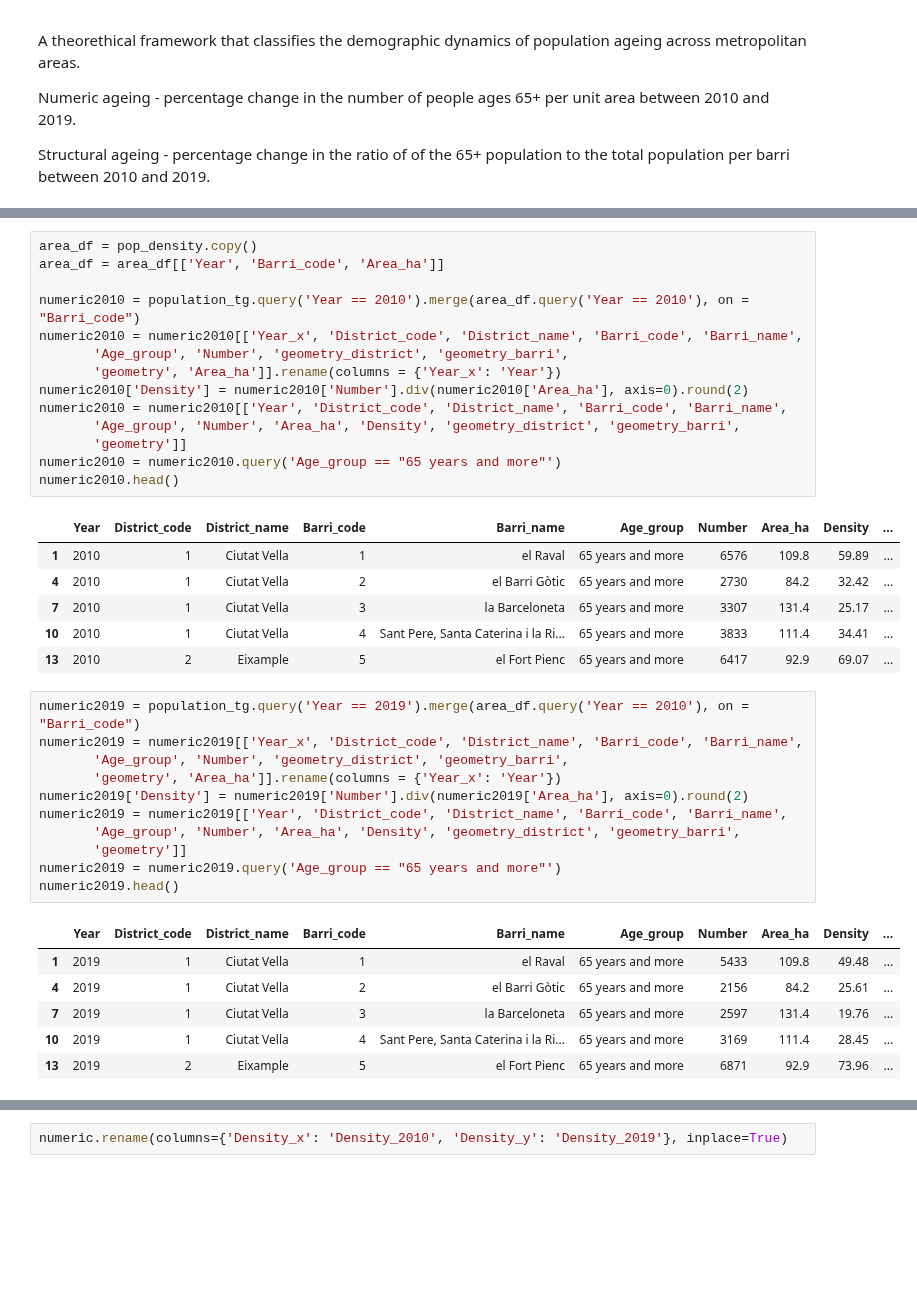
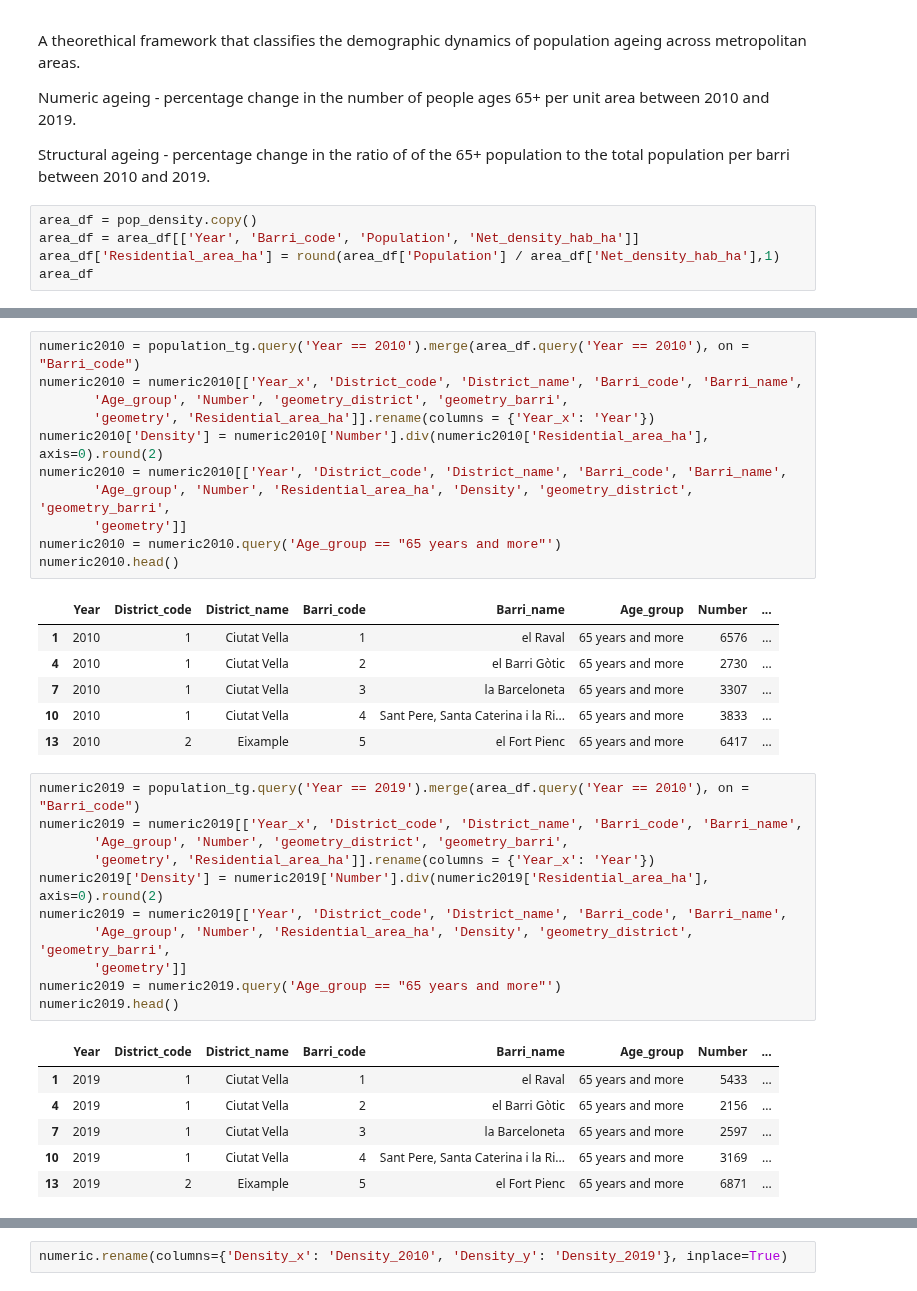
Before and after one commit to abednarczuk/MasterThesis, a Jupyter notebook: 09_Ageing_indicators_and_ageing_matrix.ipynb, the cells around one changed output, grey strips where cells are left out. Saved outputs shown, nothing was run; the diff lists cells and outputs as text; blank space fills up the shorter version.

```diff
--- a/09_Ageing_indicators_and_ageing_matrix.ipynb
+++ b/09_Ageing_indicators_and_ageing_matrix.ipynb
@@ -177,3 +177,8 @@ A theorethical framework that classifies the demographic dynamics of population
 Numeric ageing - percentage change in the number of people ages 65+ per unit area between 2010 and 2019.
 
 Structural ageing - percentage change in the ratio of of the 65+ population to the total population per barri between 2010 and 2019.
+# %%
+area_df = pop_density.copy()
+area_df = area_df[['Year', 'Barri_code', 'Population', 'Net_density_hab_ha']]
+area_df['Residential_area_ha'] = round(area_df['Population'] / area_df['Net_density_hab_ha'],1)
+area_df
@@ -180,40 +199,37 @@ Structural ageing - percentage change in the ratio of of the 65+ population to t
 # %%
-area_df = pop_density.copy()
-area_df = area_df[['Year', 'Barri_code', 'Area_ha']]
-
 numeric2010 = population_tg.query('Year == 2010').merge(area_df.query('Year == 2010'), on = "Barri_code")
 numeric2010 = numeric2010[['Year_x', 'District_code', 'District_name', 'Barri_code', 'Barri_name',
        'Age_group', 'Number', 'geometry_district', 'geometry_barri',
-       'geometry', 'Area_ha']].rename(columns = {'Year_x': 'Year'})
-numeric2010['Density'] = numeric2010['Number'].div(numeric2010['Area_ha'], axis=0).round(2)
+       'geometry', 'Residential_area_ha']].rename(columns = {'Year_x': 'Year'})
+numeric2010['Density'] = numeric2010['Number'].div(numeric2010['Residential_area_ha'], axis=0).round(2)
 numeric2010 = numeric2010[['Year', 'District_code', 'District_name', 'Barri_code', 'Barri_name',
-       'Age_group', 'Number', 'Area_ha', 'Density', 'geometry_district', 'geometry_barri',
+       'Age_group', 'Number', 'Residential_area_ha', 'Density', 'geometry_district', 'geometry_barri',
        'geometry']]
 numeric2010 = numeric2010.query('Age_group == "65 years and more"')
 numeric2010.head()
 # %% [output]
-|  | Year | District_code | District_name | Barri_code | Barri_name | Age_group | Number | Area_ha | Density | ... |
-| 1 | 2010 | 1 | Ciutat Vella | 1 | el Raval | 65 years and more | 6576 | 109.8 | 59.89 | ... |
-| 4 | 2010 | 1 | Ciutat Vella | 2 | el Barri Gòtic | 65 years and more | 2730 | 84.2 | 32.42 | ... |
-| 7 | 2010 | 1 | Ciutat Vella | 3 | la Barceloneta | 65 years and more | 3307 | 131.4 | 25.17 | ... |
-| 10 | 2010 | 1 | Ciutat Vella | 4 | Sant Pere, Santa Caterina i la Ri... | 65 years and more | 3833 | 111.4 | 34.41 | ... |
-| 13 | 2010 | 2 | Eixample | 5 | el Fort Pienc | 65 years and more | 6417 | 92.9 | 69.07 | ... |
+|  | Year | District_code | District_name | Barri_code | Barri_name | Age_group | Number | ... |
+| 1 | 2010 | 1 | Ciutat Vella | 1 | el Raval | 65 years and more | 6576 | ... |
+| 4 | 2010 | 1 | Ciutat Vella | 2 | el Barri Gòtic | 65 years and more | 2730 | ... |
+| 7 | 2010 | 1 | Ciutat Vella | 3 | la Barceloneta | 65 years and more | 3307 | ... |
+| 10 | 2010 | 1 | Ciutat Vella | 4 | Sant Pere, Santa Caterina i la Ri... | 65 years and more | 3833 | ... |
+| 13 | 2010 | 2 | Eixample | 5 | el Fort Pienc | 65 years and more | 6417 | ... |
 # %%
 numeric2019 = population_tg.query('Year == 2019').merge(area_df.query('Year == 2010'), on = "Barri_code")
 numeric2019 = numeric2019[['Year_x', 'District_code', 'District_name', 'Barri_code', 'Barri_name',
        'Age_group', 'Number', 'geometry_district', 'geometry_barri',
-       'geometry', 'Area_ha']].rename(columns = {'Year_x': 'Year'})
-numeric2019['Density'] = numeric2019['Number'].div(numeric2019['Area_ha'], axis=0).round(2)
+       'geometry', 'Residential_area_ha']].rename(columns = {'Year_x': 'Year'})
+numeric2019['Density'] = numeric2019['Number'].div(numeric2019['Residential_area_ha'], axis=0).round(2)
 numeric2019 = numeric2019[['Year', 'District_code', 'District_name', 'Barri_code', 'Barri_name',
-       'Age_group', 'Number', 'Area_ha', 'Density', 'geometry_district', 'geometry_barri',
+       'Age_group', 'Number', 'Residential_area_ha', 'Density', 'geometry_district', 'geometry_barri',
        'geometry']]
 numeric2019 = numeric2019.query('Age_group == "65 years and more"')
 numeric2019.head()
 # %% [output]
-|  | Year | District_code | District_name | Barri_code | Barri_name | Age_group | Number | Area_ha | Density | ... |
-| 1 | 2019 | 1 | Ciutat Vella | 1 | el Raval | 65 years and more | 5433 | 109.8 | 49.48 | ... |
-| 4 | 2019 | 1 | Ciutat Vella | 2 | el Barri Gòtic | 65 years and more | 2156 | 84.2 | 25.61 | ... |
-| 7 | 2019 | 1 | Ciutat Vella | 3 | la Barceloneta | 65 years and more | 2597 | 131.4 | 19.76 | ... |
-| 10 | 2019 | 1 | Ciutat Vella | 4 | Sant Pere, Santa Caterina i la Ri... | 65 years and more | 3169 | 111.4 | 28.45 | ... |
-| 13 | 2019 | 2 | Eixample | 5 | el Fort Pienc | 65 years and more | 6871 | 92.9 | 73.96 | ... |
+|  | Year | District_code | District_name | Barri_code | Barri_name | Age_group | Number | ... |
+| 1 | 2019 | 1 | Ciutat Vella | 1 | el Raval | 65 years and more | 5433 | ... |
+| 4 | 2019 | 1 | Ciutat Vella | 2 | el Barri Gòtic | 65 years and more | 2156 | ... |
+| 7 | 2019 | 1 | Ciutat Vella | 3 | la Barceloneta | 65 years and more | 2597 | ... |
+| 10 | 2019 | 1 | Ciutat Vella | 4 | Sant Pere, Santa Caterina i la Ri... | 65 years and more | 3169 | ... |
+| 13 | 2019 | 2 | Eixample | 5 | el Fort Pienc | 65 years and more | 6871 | ... |
 # %%
```
Also changed, not shown: parts of 9 cells of this notebook, 1 other file.
